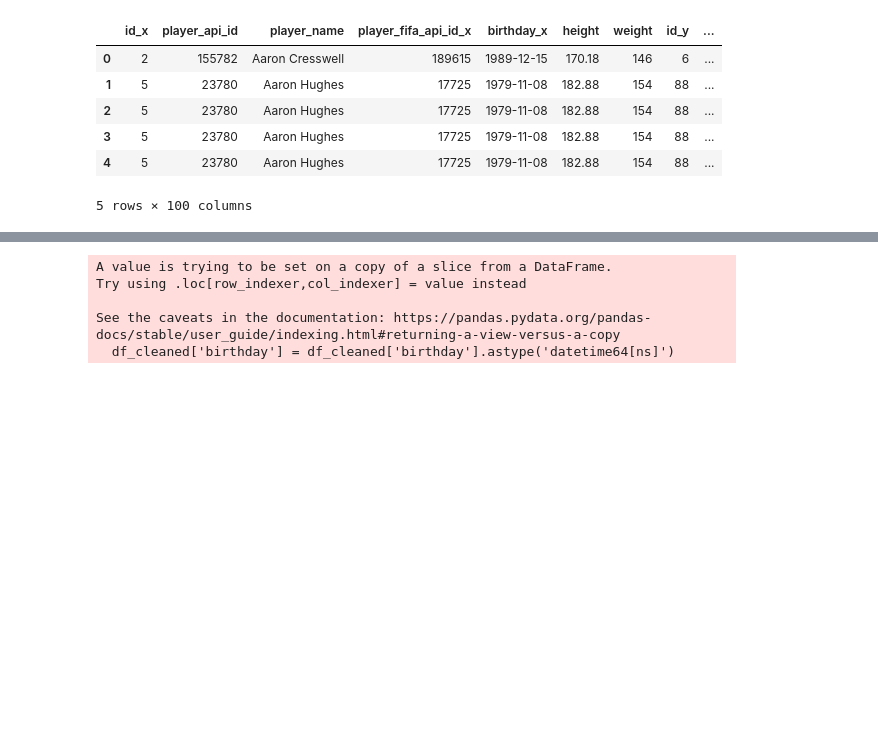
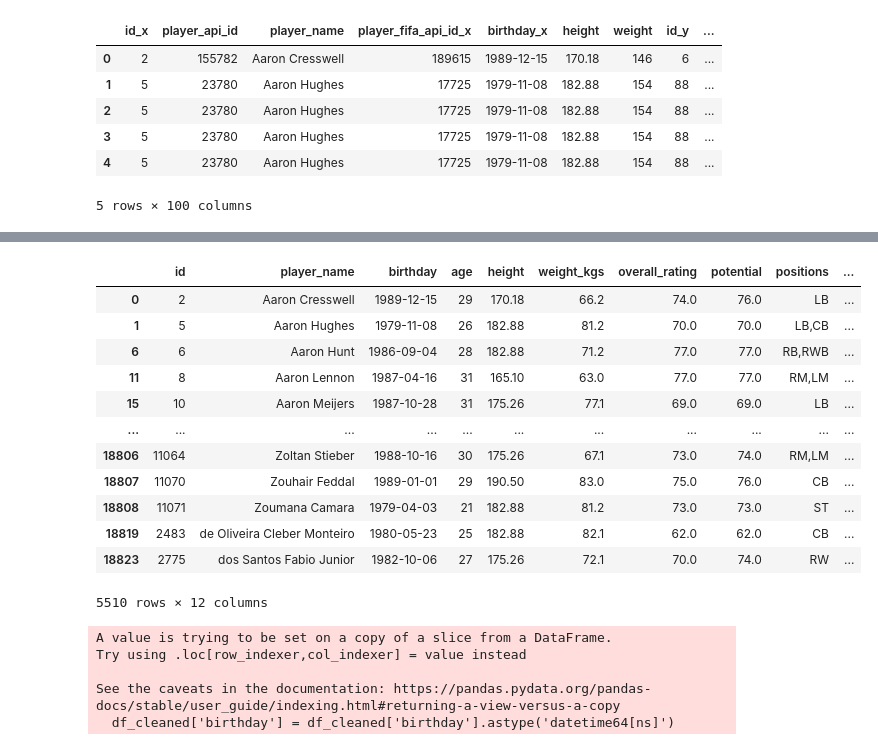
Before and after one commit to rdeshir10/Fifa_Analysis, a Jupyter notebook: football.ipynb, the cells around one changed output, grey strips where cells are left out. Saved outputs shown, nothing was run; the diff lists cells and outputs as text; code cells hidden in the pictures; blank space fills up the shorter version.

```diff
--- a/football.ipynb
+++ b/football.ipynb
@@ -162,6 +107,26 @@ nationality           0
 value_euro            0
 wage_euro             0
 dtype: int64
+# %%
+# Creating Dataframe with player info.
+df_player_info = df_cleaned[['id','player_name','birthday','age','height','weight_kgs',
+       'overall_rating','potential','positions','nationality','value_euro','wage_euro']]
+
+df_player_info
+# %% [output]
+|  | id | player_name | birthday | age | height | weight_kgs | overall_rating | potential | positions | ... |
+| 0 | 2 | Aaron Cresswell | 1989-12-15 | 29 | 170.18 | 66.2 | 74.0 | 76.0 | LB | ... |
+| 1 | 5 | Aaron Hughes | 1979-11-08 | 26 | 182.88 | 81.2 | 70.0 | 70.0 | LB,CB | ... |
+| 6 | 6 | Aaron Hunt | 1986-09-04 | 28 | 182.88 | 71.2 | 77.0 | 77.0 | RB,RWB | ... |
+| 11 | 8 | Aaron Lennon | 1987-04-16 | 31 | 165.10 | 63.0 | 77.0 | 77.0 | RM,LM | ... |
+| 15 | 10 | Aaron Meijers | 1987-10-28 | 31 | 175.26 | 77.1 | 69.0 | 69.0 | LB | ... |
+| ... | ... | ... | ... | ... | ... | ... | ... | ... | ... | ... |
+| 18806 | 11064 | Zoltan Stieber | 1988-10-16 | 30 | 175.26 | 67.1 | 73.0 | 74.0 | RM,LM | ... |
+| 18807 | 11070 | Zouhair Feddal | 1989-01-01 | 29 | 190.50 | 83.0 | 75.0 | 76.0 | CB | ... |
+| 18808 | 11071 | Zoumana Camara | 1979-04-03 | 21 | 182.88 | 81.2 | 73.0 | 73.0 | ST | ... |
+| 18819 | 2483 | de Oliveira Cleber Monteiro | 1980-05-23 | 25 | 182.88 | 82.1 | 62.0 | 62.0 | CB | ... |
+| 18823 | 2775 | dos Santos Fabio Junior | 1982-10-06 | 27 | 175.26 | 72.1 | 70.0 | 74.0 | RW | ... |
+5510 rows × 12 columns
 # %%
 # Converting Birthday Colum to datetime format.
 df_cleaned['birthday'] = df_cleaned['birthday'].astype('datetime64[ns]')
```
Also changed, not shown: parts of 12 cells of this notebook.
